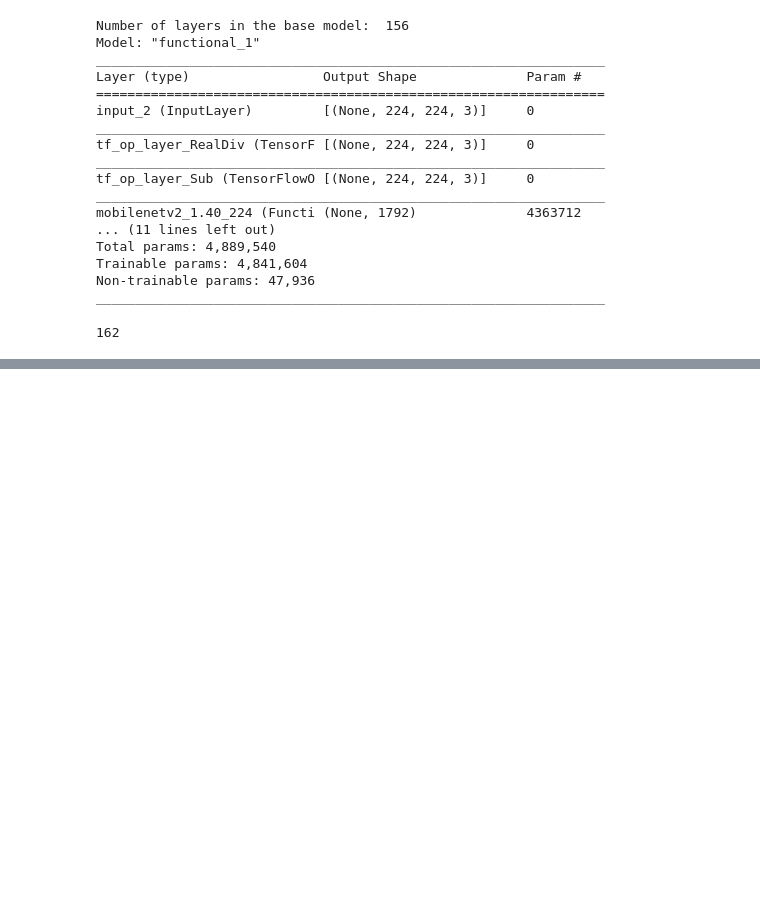
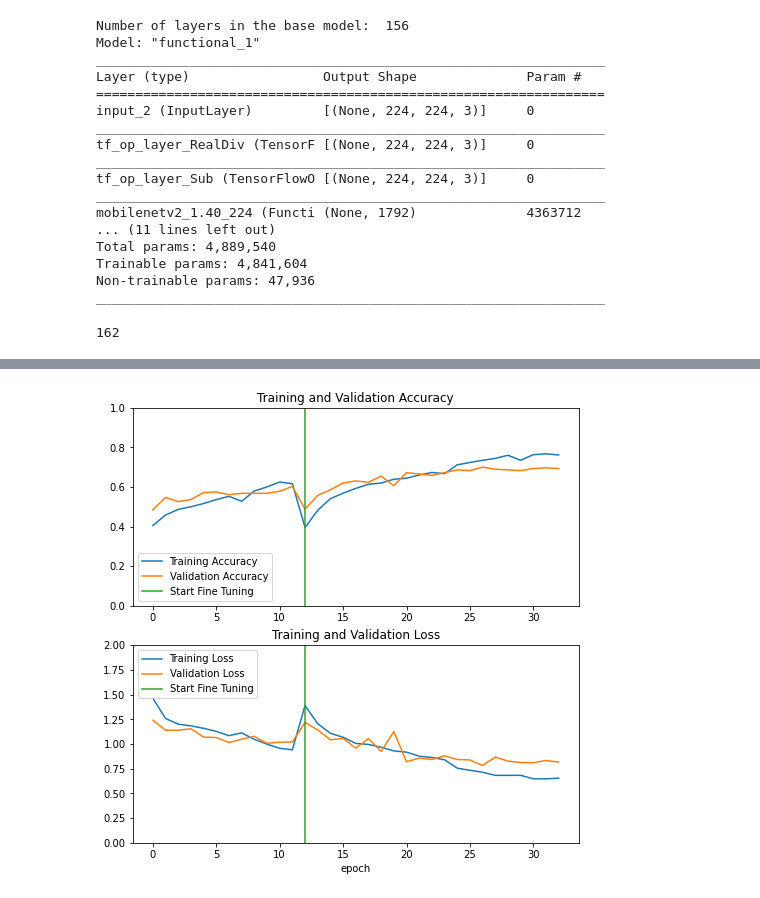
Before and after one commit to sid-thephysicskid/chair-style-classifier, a Jupyter notebook: Train_chair_style.ipynb, the cells around one changed output, grey strips where cells are left out. Cells and saved outputs as stored; diff of their text form; code cells hidden in the pictures; blank space fills up the shorter version.

```diff
--- a/Train_chair_style.ipynb
+++ b/Train_chair_style.ipynb
@@ -417,3 +396,38 @@ Epoch 00040: early stopping
+# %%
+# del acc[INITIAL_EPOCH:]
+# del val_acc[INITIAL_EPOCH:]
+# del loss[INITIAL_EPOCH:]
+# del val_loss[INITIAL_EPOCH:]
+
+# acc += history_fine.history['accuracy']
+# val_acc += history_fine.history['val_accuracy']
+
+# loss += history_fine.history['loss']
+# val_loss += history_fine.history['val_loss']
+
+
+plt.figure(figsize=(8, 8))
+plt.subplot(2, 1, 1)
+plt.plot(acc, label='Training Accuracy')
+plt.plot(val_acc, label='Validation Accuracy')
+plt.ylim([0, 1.0])
+plt.plot([INITIAL_EPOCH,INITIAL_EPOCH],
+          plt.ylim(), label='Start Fine Tuning')
+plt.legend(loc='lower left')
+plt.title('Training and Validation Accuracy')
+
+plt.subplot(2, 1, 2)
+plt.plot(loss, label='Training Loss')
+plt.plot(val_loss, label='Validation Loss')
+plt.ylim([0, 2.0])
+plt.plot([INITIAL_EPOCH, INITIAL_EPOCH],
+         plt.ylim(), label='Start Fine Tuning')
+plt.legend(loc='upper left')
+plt.title('Training and Validation Loss')
+plt.xlabel('epoch')
+plt.show()
+# %% [output]
+[figure, added]
 # %%
 Y_pred = model.predict(test_generator)#, num_of_test_samples // batch_size)
 y_pred = np.argmax(Y_pred, axis=1)
```
Also changed, not shown: parts of 21 cells of this notebook.
